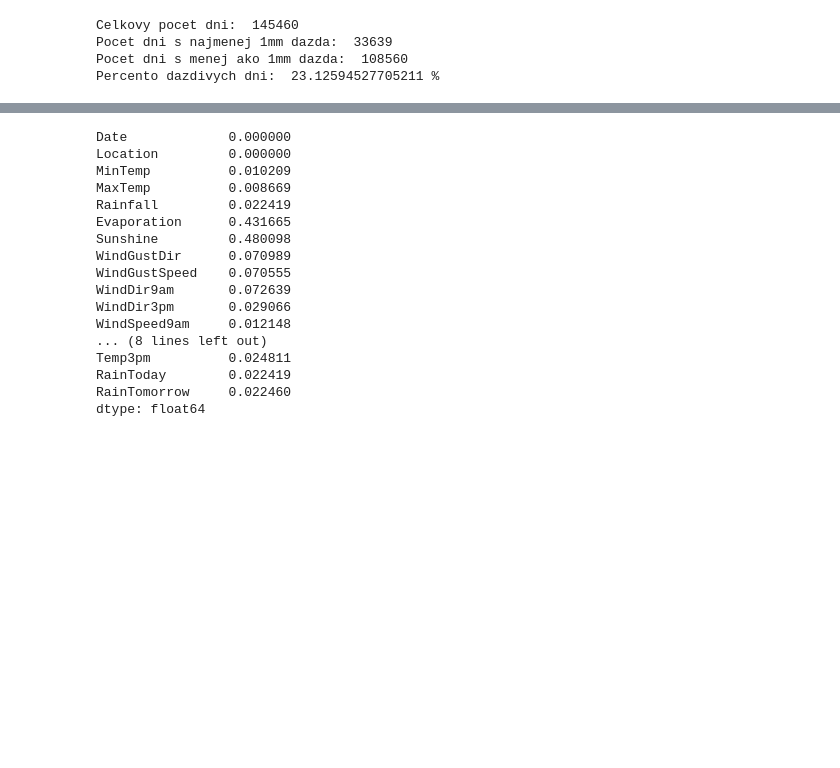
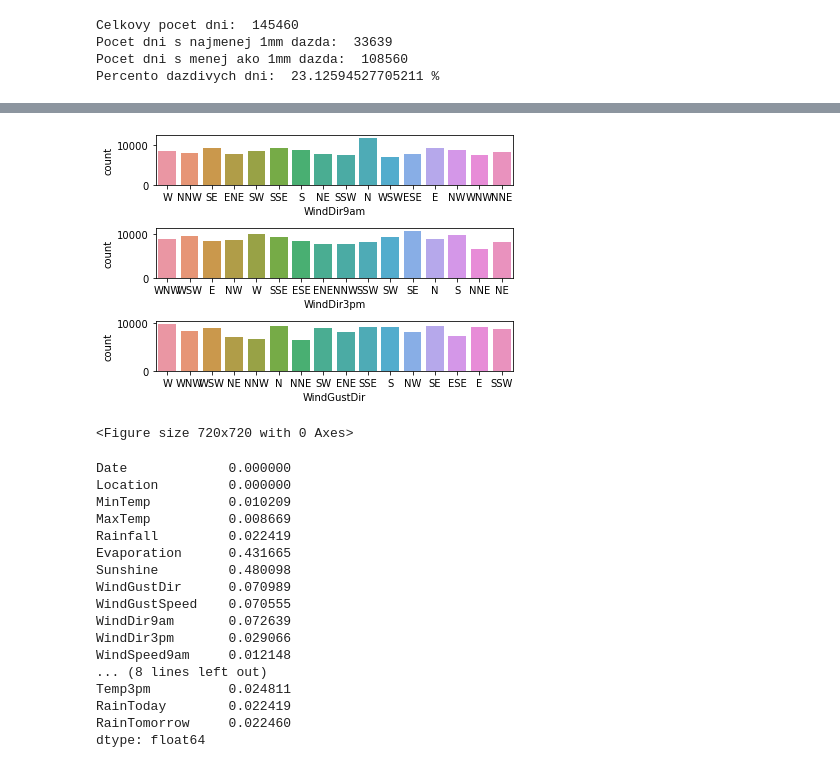
Before and after one commit to janex98/Petras_NS2021, a Jupyter notebook: Petras_projekt_NS.ipynb, the cells around one changed output, grey strips where cells are left out. Drawn from its saved outputs; the diff is of its cells as text; code cells hidden in the pictures; blank space fills up the shorter version.

```diff
--- a/Petras_projekt_NS.ipynb
+++ b/Petras_projekt_NS.ipynb
@@ -101,3 +149,14 @@ Percento dazdivych dni:  23.12594527705211 %
+# %%
+#
+fig, ax =plt.subplots(3,1)
+plt.figure(figsize=(10,10))
+sns.countplot(x=dataset['WindDir9am'] ,ax = ax[0])
+sns.countplot(x=dataset['WindDir3pm' ],ax = ax[1])
+sns.countplot(x=dataset['WindGustDir'] ,ax = ax[2])
+fig.tight_layout()
+# %% [output]
+[figure, added]
+<Figure size 720x720 with 0 Axes>
 # %%
 # Percento nulovych hodnot v kazdom stlpci
 dataset.isnull().mean()
```
Also changed, not shown: parts of 13 cells of this notebook.
